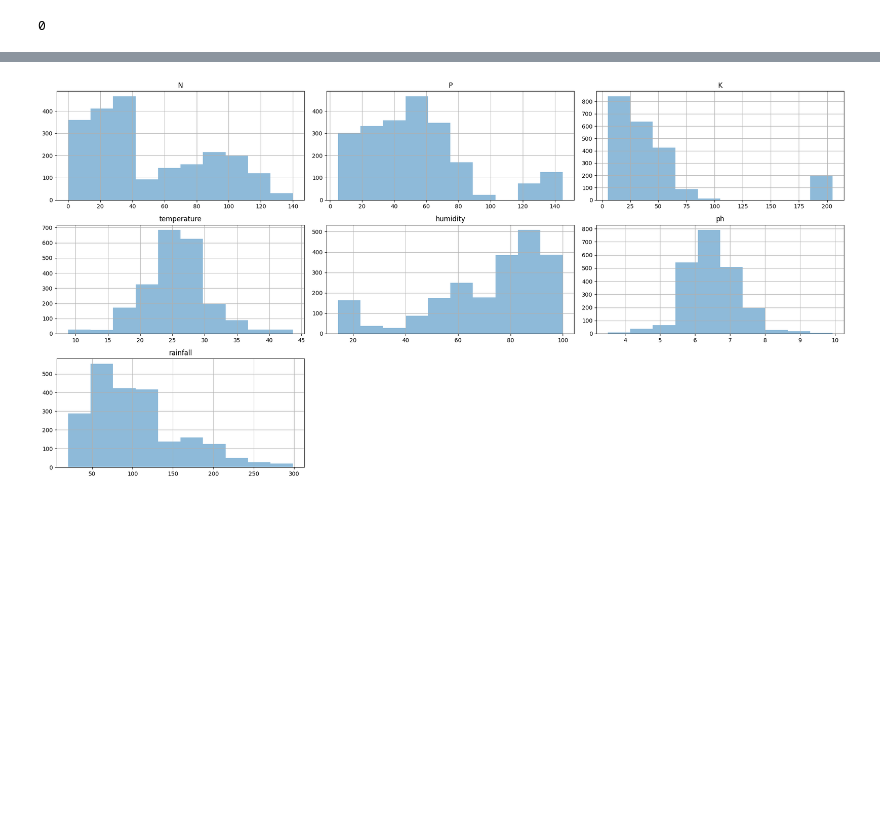
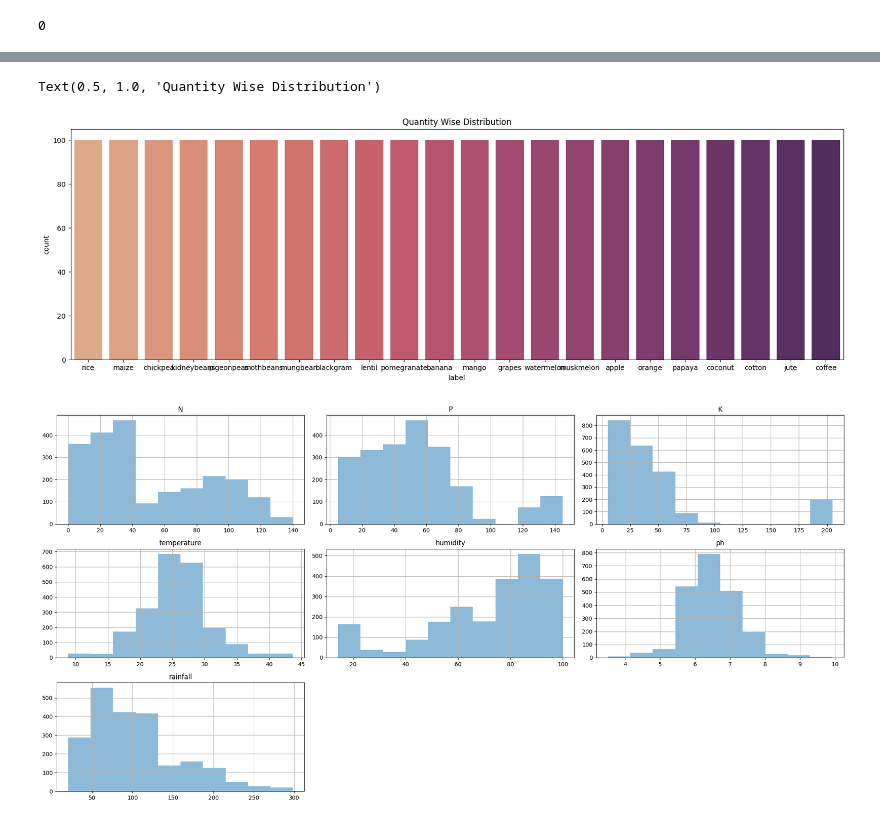
Before and after one commit to DipeshDhote/crop_recommendation, a Jupyter notebook: notebook/data/EDA.ipynb, the cells around one changed output, grey strips where cells are left out. Drawn from its saved outputs; the diff is of its cells as text; code cells hidden in the pictures; blank space fills up the shorter version.

```diff
--- a/notebook/data/EDA.ipynb
+++ b/notebook/data/EDA.ipynb
@@ -105,3 +119,10 @@ array(['rice', 'maize', 'chickpea', 'kidneybeans', 'pigeonpeas',
+# %%
+plt.figure(figsize=(20,6))
+sns.countplot(data=data,x="label",palette='flare')
+plt.title("Quantity Wise Distribution")
+# %% [output]
+Text(0.5, 1.0, 'Quantity Wise Distribution')
+[figure, added]
 # %%
 data.hist(alpha=0.5, figsize=(20, 10))
 plt.tight_layout()
```
Also changed, not shown: parts of 6 cells of this notebook.
